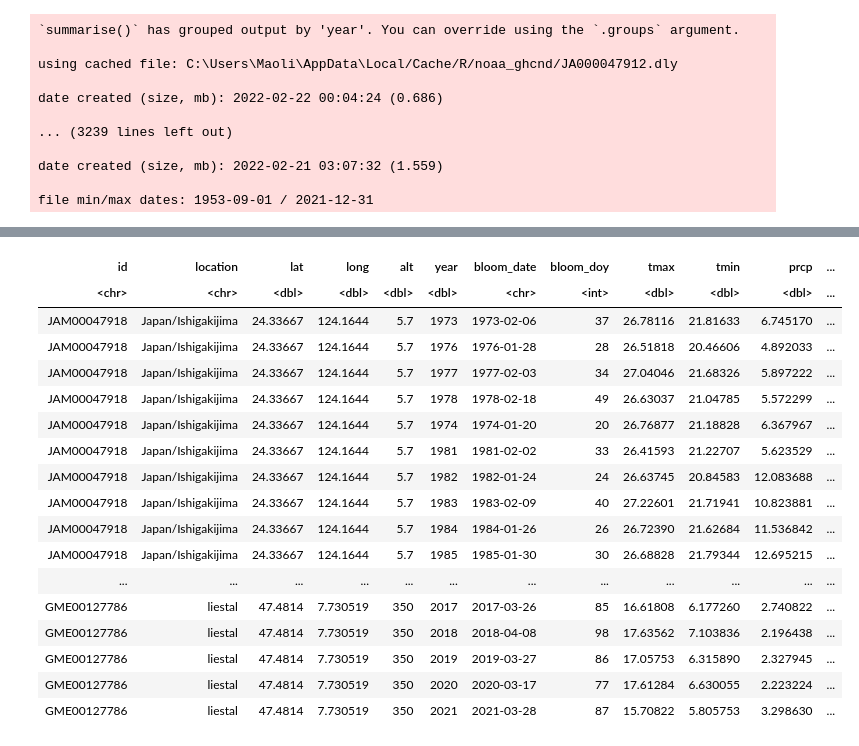
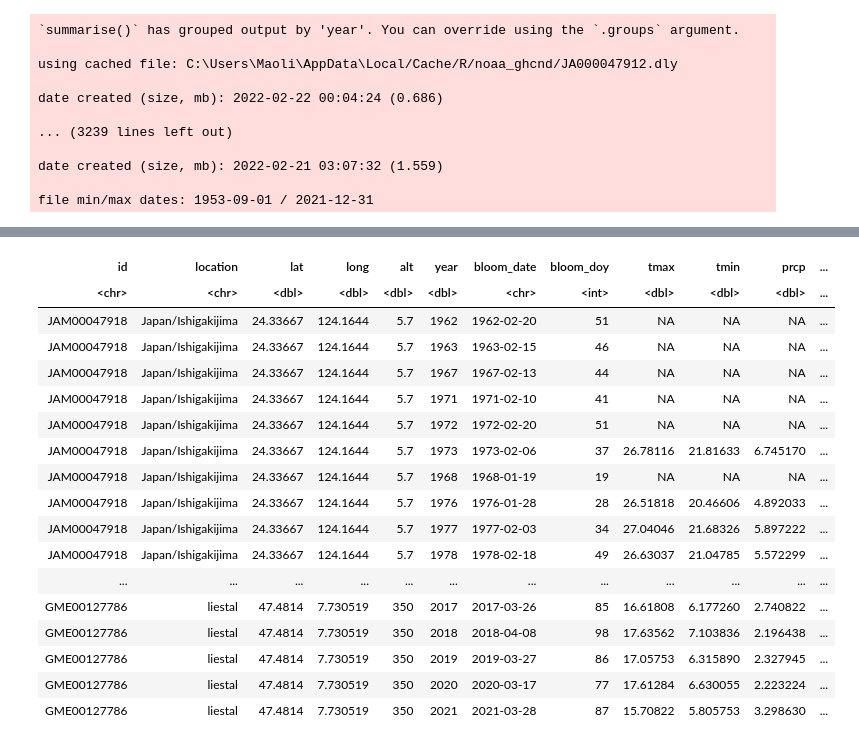
Before and after one commit to aimee0317/cherry-blossom-prediction, a Jupyter notebook: data/data_merge.ipynb, the cells around one changed output, grey strips where cells are left out. Cells and saved outputs as stored; diff of their text form; code cells hidden in the pictures.

```diff
--- a/data/data_merge.ipynb
+++ b/data/data_merge.ipynb
@@ -252,8 +205,7 @@ write.csv(result,"processed/clean.csv", row.names = FALSE)
-# %%
-result <- read.csv("processed/clean.csv")
+# %%
+r<- result
 # %%
 # generate winter weather parameters
-
 mlist <- c(12, 1, 2)
 lagnum <- 1
 idlist <- unique(result$id)
@@ -264,47 +216,48 @@ for (id in idlist){
     f <- ghcnd_search(stationid = id, date_min = "1950-01-01", date_max = "2022-01-31")[["tmin"]]
     p <- ghcnd_search(stationid = id, date_min = "1950-01-01", date_max = "2022-01-31")[["prcp"]]
 
+    if (is.null(p) == FALSE & is.null(d) == FALSE & is.null(f) == FALSE) {
+        df <- merge(d, f, by = c("date", "id"))
+        df <- merge(df, p, by = c("date", "id"))
 
-    df <- merge(d, f, dfby = c("date", "id"))
-    df <- merge(df, p, by = c("date", "id"))
+        df <- df |>
+          select(date, id, tmax, tmin, prcp) |>
+          mutate(year = year(date), month = month(date), tmax = tmax / 10, tmin = tmin / 10) |>
+          # drop_na()|>
+          group_by(id, year, month) |>
+          summarise(tmax = mean(tmax, na.rm = TRUE),
+                    tmin = mean(tmin, na.rm = TRUE),
+                    prcp = mean(prcp, na.rm = TRUE)) |>
+          ungroup() |>
+          mutate(mu = case_when(month %in% mlist ~ "yes",
+                                TRUE ~ "no")) |>
+          mutate(lag_tmax = lag(tmax, lagnum),
+                 lag_tmin = lag(tmin, lagnum),
+                 lag_prcp = lag(prcp, lagnum),
+                 lag_mu = lag(mu, lagnum)) |>
+          # drop_na() |>
+          filter(lag_mu == "yes") |>
+          group_by(id, year, lag_mu) |>
+          summarise(tmax_winter = mean(lag_tmax, na.rm = TRUE),
+                    tmin_winter = mean(lag_tmin, na.rm = TRUE),
+                    prcp_winter = mean(lag_prcp, na.rm = TRUE)) |>
+          select(-lag_mu)
 
-    df <- df |>
-      select(date, id, tmax, tmin, prcp) |>
-      mutate(year = year(date), month = month(date), tmax = tmax / 10, tmin = tmin / 10) |>
-      drop_na()|>
-      group_by(id, year, month) |>
-      summarise(tmax = sum(tmax, na.rm = TRUE),
-                tmin = sum(tmin, na.rm = TRUE),
-                prcp = sum(prcp, na.rm = TRUE)) |>
-      ungroup() |>
-      mutate(mu = case_when(month %in% mlist ~ "yes",
-                            TRUE ~ "no")) |>
-      mutate(lag_tmax = lag(tmax, lagnum),
-             lag_tmin = lag(tmin, lagnum),
-             lag_prcp = lag(prcp, lagnum),
-             lag_mu = lag(mu, lagnum)) |>
-      drop_na() |>
-      filter(lag_mu == "yes") |>
-      group_by(id, year, lag_mu) |>
-      summarise(tmax_winter = sum(lag_tmax, na.rm = TRUE),
-                tmin_winter = sum(lag_tmin, na.rm = TRUE),
-                prcp_winter = sum(lag_prcp, na.rm = TRUE)) |>
-      select(-lag_mu)
+        r <- left_join(r, df, by = c("year", "id"))
 
-    result <- left_join(result, df, by = c("year", "id"))
-
-    if ("tmax_winter.x" %in% names(result)){
-        result <- result |>
-            mutate(tmax_winter = coalesce(tmax_winter.x, tmax_winter.y),
-                   tmin_winter = coalesce(tmin_winter.x, tmin_winter.y),
-                   prcp_winter = coalesce(prcp_winter.x, prcp_winter.y)) |>
-            select(-tmax_winter.x, -tmax_winter.y,
-                   -tmin_winter.x, -tmin_winter.y,
-                   -prcp_winter.x, -prcp_winter.y)
+        if ("tmax_winter.x" %in% names(r)){
+            r <- r |>
+                mutate(tmax_winter = coalesce(tmax_winter.x, tmax_winter.y),
+                       tmin_winter = coalesce(tmin_winter.x, tmin_winter.y),
+                       prcp_winter = coalesce(prcp_winter.x, prcp_winter.y)) |>
+                select(-tmax_winter.x, -tmax_winter.y,
+                       -tmin_winter.x, -tmin_winter.y,
+                       -prcp_winter.x, -prcp_winter.y)
+        }
     }
 }
 
-result
+r
 # %% [output]
 using cached file: C:\Users\Maoli\AppData\Local/Cache/R/noaa_ghcnd/JAM00047918.dly
 
@@ -327,15 +280,15 @@ A data.frame: 5627 × 15
 | id | location | lat | long | alt | year | bloom_date | bloom_doy | tmax | tmin | prcp | ... |
 | <chr> | <chr> | <dbl> | <dbl> | <dbl> | <dbl> | <chr> | <int> | <dbl> | <dbl> | <dbl> | ... |
+| JAM00047918 | Japan/Ishigakijima | 24.33667 | 124.1644 | 5.7 | 1962 | 1962-02-20 | 51 | NA | NA | NA | ... |
+| JAM00047918 | Japan/Ishigakijima | 24.33667 | 124.1644 | 5.7 | 1963 | 1963-02-15 | 46 | NA | NA | NA | ... |
+| JAM00047918 | Japan/Ishigakijima | 24.33667 | 124.1644 | 5.7 | 1967 | 1967-02-13 | 44 | NA | NA | NA | ... |
+| JAM00047918 | Japan/Ishigakijima | 24.33667 | 124.1644 | 5.7 | 1971 | 1971-02-10 | 41 | NA | NA | NA | ... |
+| JAM00047918 | Japan/Ishigakijima | 24.33667 | 124.1644 | 5.7 | 1972 | 1972-02-20 | 51 | NA | NA | NA | ... |
 | JAM00047918 | Japan/Ishigakijima | 24.33667 | 124.1644 | 5.7 | 1973 | 1973-02-06 | 37 | 26.78116 | 21.81633 | 6.745170 | ... |
+| JAM00047918 | Japan/Ishigakijima | 24.33667 | 124.1644 | 5.7 | 1968 | 1968-01-19 | 19 | NA | NA | NA | ... |
 | JAM00047918 | Japan/Ishigakijima | 24.33667 | 124.1644 | 5.7 | 1976 | 1976-01-28 | 28 | 26.51818 | 20.46606 | 4.892033 | ... |
 | JAM00047918 | Japan/Ishigakijima | 24.33667 | 124.1644 | 5.7 | 1977 | 1977-02-03 | 34 | 27.04046 | 21.68326 | 5.897222 | ... |
 | JAM00047918 | Japan/Ishigakijima | 24.33667 | 124.1644 | 5.7 | 1978 | 1978-02-18 | 49 | 26.63037 | 21.04785 | 5.572299 | ... |
-| JAM00047918 | Japan/Ishigakijima | 24.33667 | 124.1644 | 5.7 | 1974 | 1974-01-20 | 20 | 26.76877 | 21.18828 | 6.367967 | ... |
-| JAM00047918 | Japan/Ishigakijima | 24.33667 | 124.1644 | 5.7 | 1981 | 1981-02-02 | 33 | 26.41593 | 21.22707 | 5.623529 | ... |
-| JAM00047918 | Japan/Ishigakijima | 24.33667 | 124.1644 | 5.7 | 1982 | 1982-01-24 | 24 | 26.63745 | 20.84583 | 12.083688 | ... |
-| JAM00047918 | Japan/Ishigakijima | 24.33667 | 124.1644 | 5.7 | 1983 | 1983-02-09 | 40 | 27.22601 | 21.71941 | 10.823881 | ... |
-| JAM00047918 | Japan/Ishigakijima | 24.33667 | 124.1644 | 5.7 | 1984 | 1984-01-26 | 26 | 26.72390 | 21.62684 | 11.536842 | ... |
-| JAM00047918 | Japan/Ishigakijima | 24.33667 | 124.1644 | 5.7 | 1985 | 1985-01-30 | 30 | 26.68828 | 21.79344 | 12.695215 | ... |
 | ... | ... | ... | ... | ... | ... | ... | ... | ... | ... | ... | ... |
 | GME00127786 | liestal | 47.4814 | 7.730519 | 350 | 2017 | 2017-03-26 | 85 | 16.61808 | 6.177260 | 2.740822 | ... |
 | GME00127786 | liestal | 47.4814 | 7.730519 | 350 | 2018 | 2018-04-08 | 98 | 17.63562 | 7.103836 | 2.196438 | ... |
```
Also changed, not shown: parts of 14 cells of this notebook, 4 other files.
